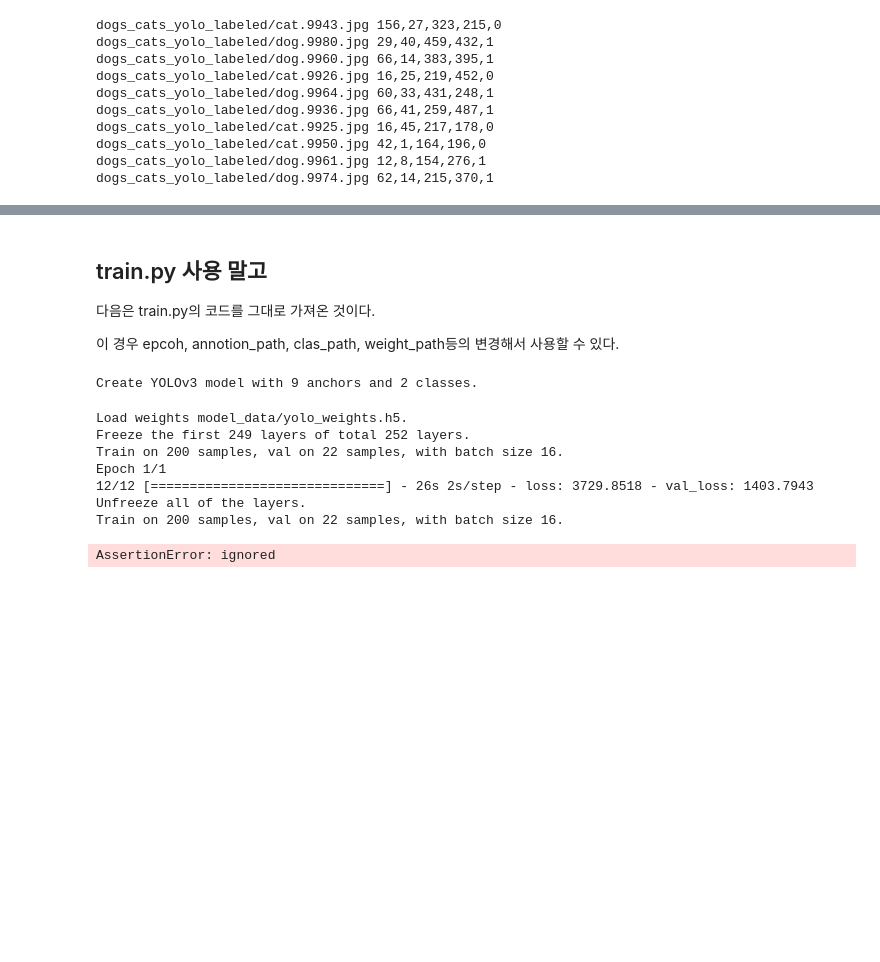
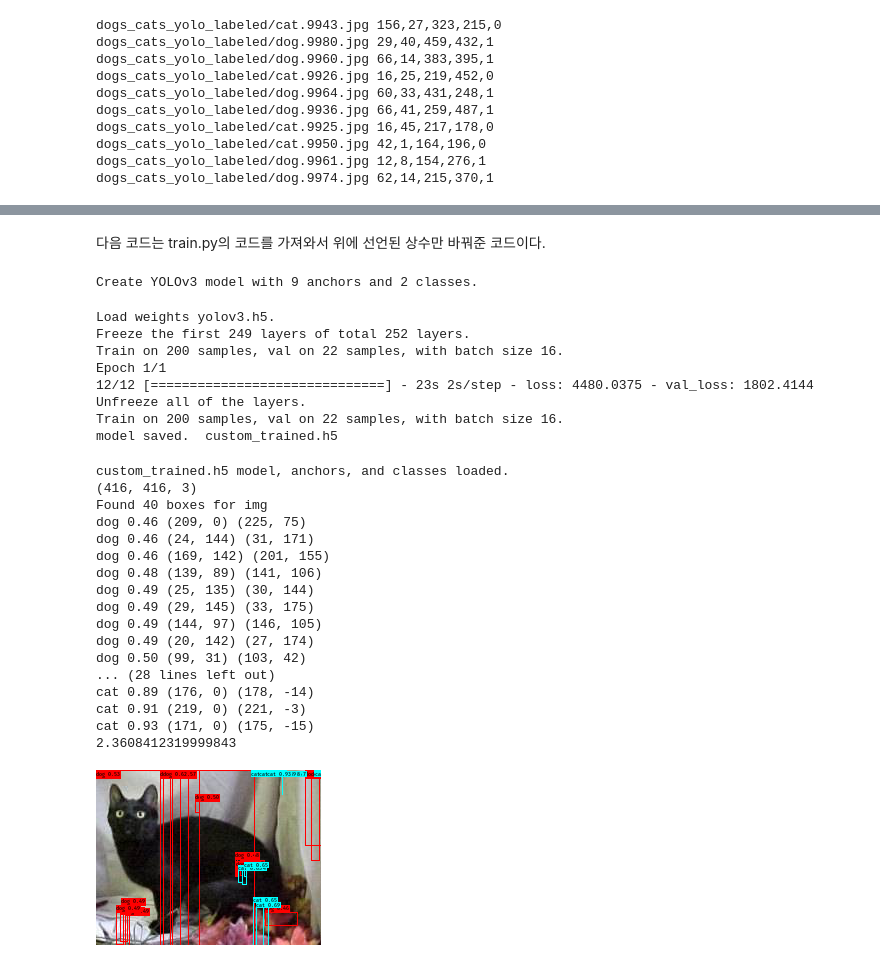
Before and after one commit to dhrim/opensw_camp_2020, a Jupyter notebook: material/deep_learning/training_yolo_with_custom_data.ipynb, the cells around one changed output, grey strips where cells are left out. Saved outputs shown, nothing was run; the diff lists cells and outputs as text; code cells hidden in the pictures; blank space fills up the shorter version.

Commit message:
Add files via upload
yolo 커스텀 데이터 학습 노트북 버그 픽스

```diff
--- a/material/deep_learning/training_yolo_with_custom_data.ipynb
+++ b/material/deep_learning/training_yolo_with_custom_data.ipynb
@@ -340,16 +289,15 @@ WARNING:tensorflow:From /usr/local/lib/python3.6/dist-packages/keras/backend/ten
-# %% [markdown]
-## train.py 사용 말고
-
-다음은 train.py의 코드를 그대로 가져온 것이다.
-
-이 경우 epcoh, annotion_path, clas_path, weight_path등의 변경해서 사용할 수 있다.
+# %%
+CLASS_PATH = 'dogs_cats_yolo_labeled/class_names.txt'
+ANNOTATOIN_PATH = 'labels.txt'
+PRETRAINED_WEIGHT_PATH = 'yolov3.h5'
+
+NEW_TRAINED_WEIGHT_NAME = "custom_trained.h5"
 # %%
 INIT_EPOCH = 1   # conv 레이어들을 고정하고 학습
 MAIN_EPOCH = 1   # 이후 conv 레이어들까지 학습
 BATCH_SIZE = 16
-ANNOTATOIN_PATH = 'train.txt'
-CLASS_PATH = 'model_data/voc_classes.txt'
-WEIGHT_PATH = 'model_data/yolo_weights.h5'
+# %% [markdown]
+다음 코드는 train.py의 코드를 가져와서 위에 선언된 상수만 바꿔준 코드이다.
 # %%
 """
 Retrain the YOLO model for your own dataset.
@@ -380,10 +328,10 @@ def _main():
     is_tiny_version = len(anchors)==6 # default setting
     if is_tiny_version:
         model = create_tiny_model(input_shape, anchors, num_classes,
-            freeze_body=2, weights_path=WEIGHT_PATH)
+            freeze_body=2, weights_path=PRETRAINED_WEIGHT_PATH)
     else:
         model = create_model(input_shape, anchors, num_classes,
-            freeze_body=2, weights_path=WEIGHT_PATH) # make sure you know what you freeze
+            freeze_body=2, weights_path=PRETRAINED_WEIGHT_PATH) # make sure you know what you freeze
 
     logging = TensorBoard(log_dir=log_dir)
     checkpoint = ModelCheckpoint(log_dir + 'ep{epoch:03d}-loss{loss:.3f}-val_loss{val_loss:.3f}.h5',
@@ -435,7 +383,10 @@ def _main():
             epochs=MAIN_EPOCH,
             initial_epoch=50,
             callbacks=[logging, checkpoint, reduce_lr, early_stopping])
-        model.save_weights(log_dir + 'trained_weights_final.h5')
+        model_file_name = NEW_TRAINED_WEIGHT_NAME
+        model.save_weights(model_file_name)
+
+        print("model saved. ", model_file_name)
 
     # Further training if needed.
 
@@ -543,22 +494,40 @@ def data_generator_wrapper(annotation_lines, batch_size, input_shape, anchors, n
 _main()
 # %% [output]
 Create YOLOv3 model with 9 anchors and 2 classes.
-Load weights model_data/yolo_weights.h5.
+Load weights yolov3.h5.
 Freeze the first 249 layers of total 252 layers.
 Train on 200 samples, val on 22 samples, with batch size 16.
 Epoch 1/1
-12/12 [==============================] - 26s 2s/step - loss: 3729.8518 - val_loss: 1403.7943
+12/12 [==============================] - 23s 2s/step - loss: 4480.0375 - val_loss: 1802.4144
 Unfreeze all of the layers.
 Train on 200 samples, val on 22 samples, with batch size 16.
+model saved.  custom_trained.h5
 # %%
 from IPython.display import display
 from PIL import Image
 from yolo import YOLO
 
-yolo = YOLO(model_path=WEIGHT_PATH, classes_path=CLASS_PATH)
+yolo = YOLO(model_path=NEW_TRAINED_WEIGHT_NAME, classes_path=CLASS_PATH)
 image = Image.open('dogs_cats_yolo_labeled/cat.99.jpg')
 result_image = yolo.detect_image(image)
 
 display(result_image)
 # %% [output]
-AssertionError: ignored
+custom_trained.h5 model, anchors, and classes loaded.
+(416, 416, 3)
+Found 40 boxes for img
+dog 0.46 (209, 0) (225, 75)
+dog 0.46 (24, 144) (31, 171)
+dog 0.46 (169, 142) (201, 155)
+dog 0.48 (139, 89) (141, 106)
+dog 0.49 (25, 135) (30, 144)
+dog 0.49 (29, 145) (33, 175)
+dog 0.49 (144, 97) (146, 105)
+dog 0.49 (20, 142) (27, 174)
+dog 0.50 (99, 31) (103, 42)
+... (28 lines left out)
+cat 0.89 (176, 0) (178, -14)
+cat 0.91 (219, 0) (221, -3)
+cat 0.93 (171, 0) (175, -15)
+2.3608412319999843
+[figure, added]
```
Also changed, not shown: parts of 12 cells of this notebook.
